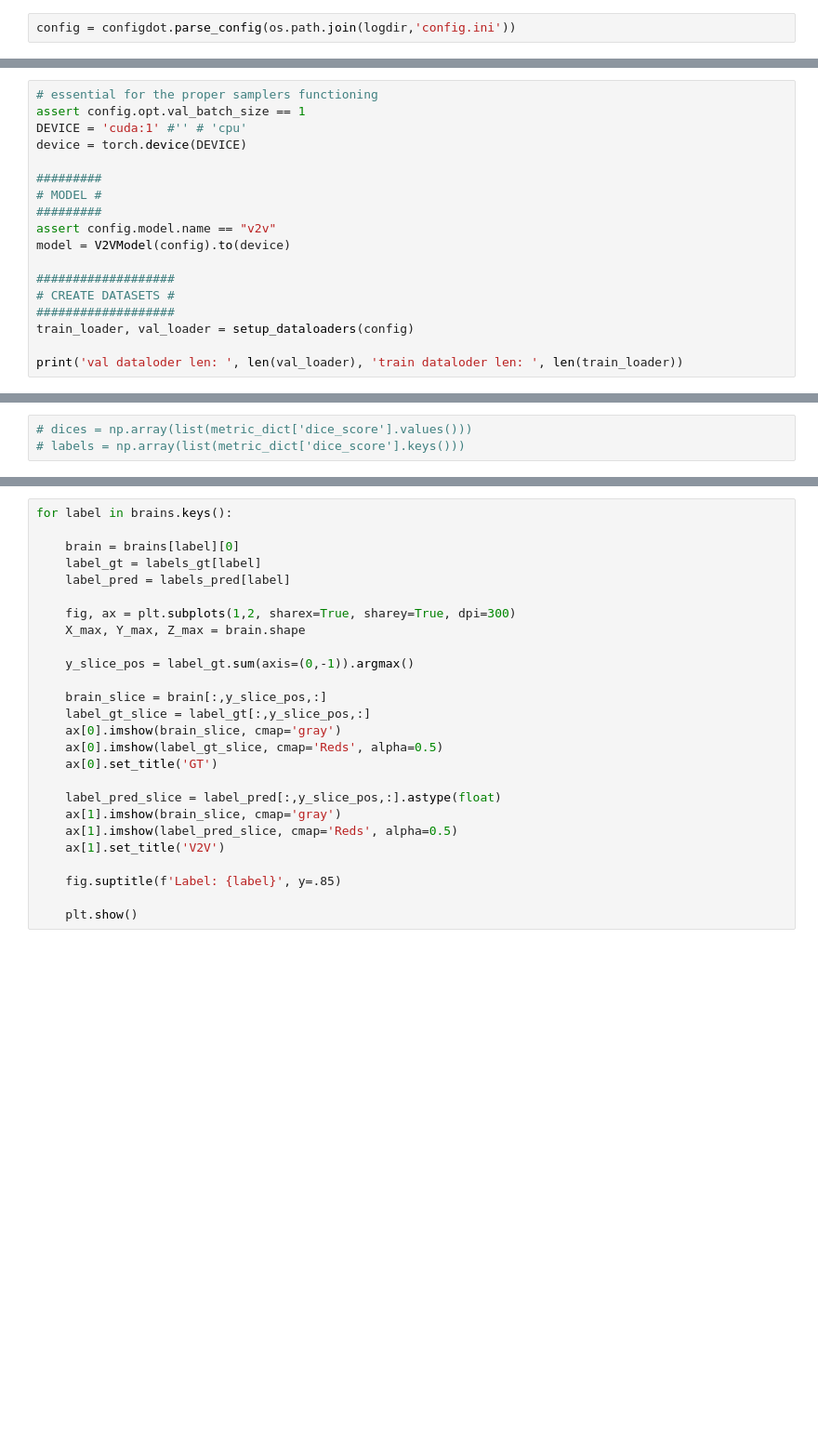
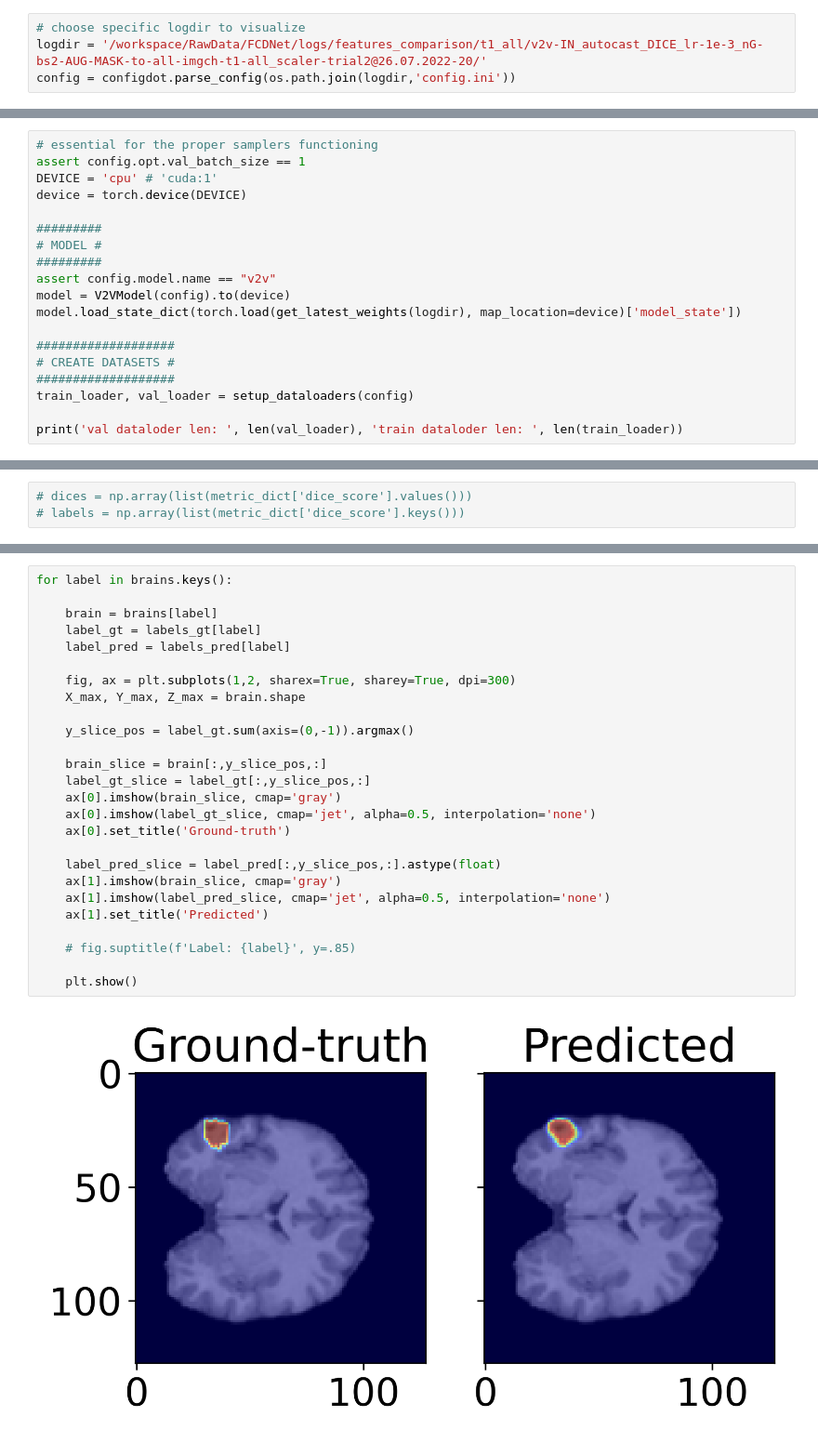
Before and after one commit to blufzzz/FCDNet, a Jupyter notebook: visualization_seg.ipynb, the cells around one changed output, grey strips where cells are left out. Shown at 93% size. Drawn from its saved outputs; the diff is of its cells as text; blank space fills up the shorter version.

```diff
--- a/visualization_seg.ipynb
+++ b/visualization_seg.ipynb
@@ -89,4 +99,6 @@ if val_preds_path_found:
 # %% [markdown]
 ### Load model, setup dataloaders
 # %%
+# choose specific logdir to visualize
+logdir = '/workspace/RawData/FCDNet/logs/features_comparison/t1_all/v2v-IN_autocast_DICE_lr-1e-3_nG-bs2-AUG-MASK-to-all-imgch-t1-all_scaler-trial2@26.07.2022-20/'
 config = configdot.parse_config(os.path.join(logdir,'config.ini'))
@@ -93,7 +122,7 @@ config = configdot.parse_config(os.path.join(logdir,'config.ini'))
 # %%
 # essential for the proper samplers functioning
 assert config.opt.val_batch_size == 1
-DEVICE = 'cuda:1' #'' # 'cpu'
+DEVICE = 'cpu' # 'cuda:1'
 device = torch.device(DEVICE)
 
 #########
@@ -101,6 +130,7 @@ device = torch.device(DEVICE)
 #########
 assert config.model.name == "v2v"
 model = V2VModel(config).to(device)
+model.load_state_dict(torch.load(get_latest_weights(logdir), map_location=device)['model_state'])
 
 ###################
 # CREATE DATASETS #
@@ -304,26 +287,28 @@ if not os.path.exists(image_path):
 # %%
 for label in brains.keys():
 
-    brain = brains[label][0]
+    brain = brains[label]
     label_gt = labels_gt[label]
     label_pred = labels_pred[label]
 
     fig, ax = plt.subplots(1,2, sharex=True, sharey=True, dpi=300)
     X_max, Y_max, Z_max = brain.shape
 
     y_slice_pos = label_gt.sum(axis=(0,-1)).argmax()
 
     brain_slice = brain[:,y_slice_pos,:]
     label_gt_slice = label_gt[:,y_slice_pos,:]
     ax[0].imshow(brain_slice, cmap='gray')
-    ax[0].imshow(label_gt_slice, cmap='Reds', alpha=0.5)
-    ax[0].set_title('GT')
+    ax[0].imshow(label_gt_slice, cmap='jet', alpha=0.5, interpolation='none')
+    ax[0].set_title('Ground-truth')
 
     label_pred_slice = label_pred[:,y_slice_pos,:].astype(float)
     ax[1].imshow(brain_slice, cmap='gray')
-    ax[1].imshow(label_pred_slice, cmap='Reds', alpha=0.5)
-    ax[1].set_title('V2V')
+    ax[1].imshow(label_pred_slice, cmap='jet', alpha=0.5, interpolation='none')
+    ax[1].set_title('Predicted')
 
-    fig.suptitle(f'Label: {label}', y=.85)
+    # fig.suptitle(f'Label: {label}', y=.85)
 
     plt.show()
+# %% [output]
+[figure, added]
```
Also changed, not shown: parts of 15 cells of this notebook, 10 other files.
